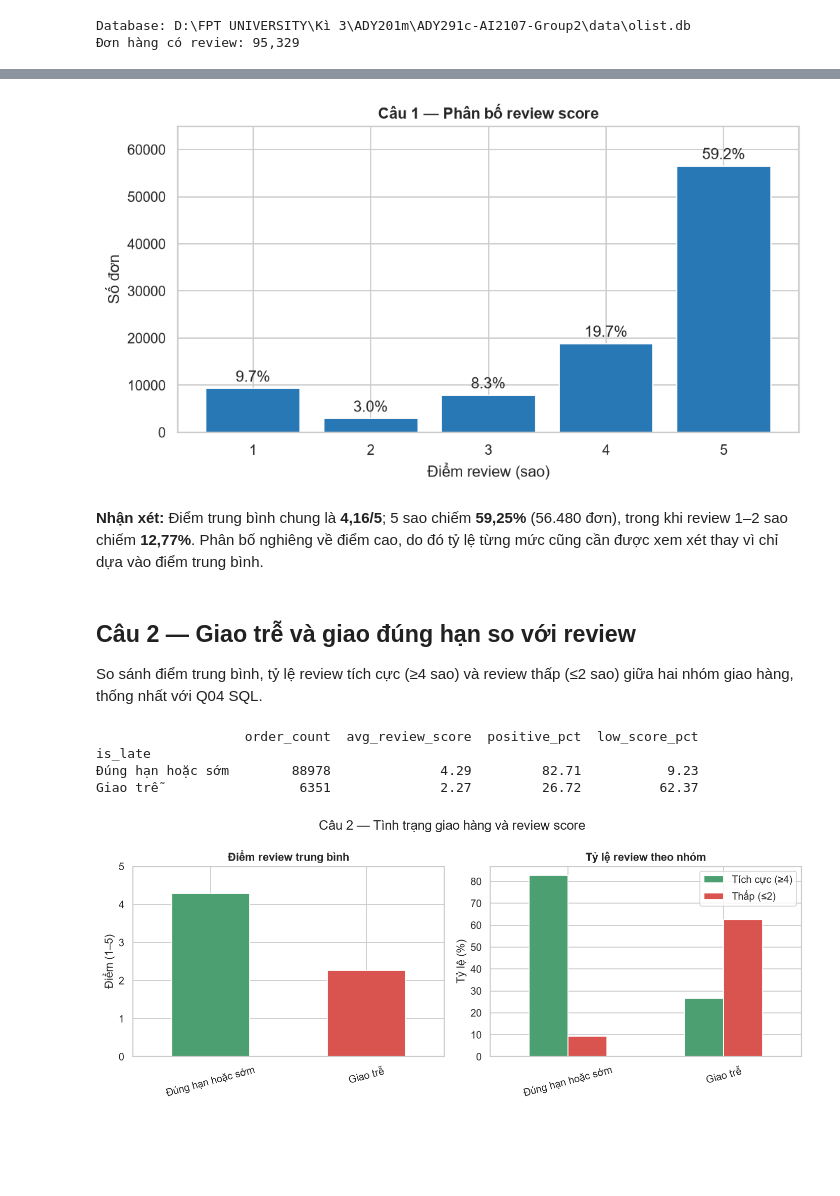
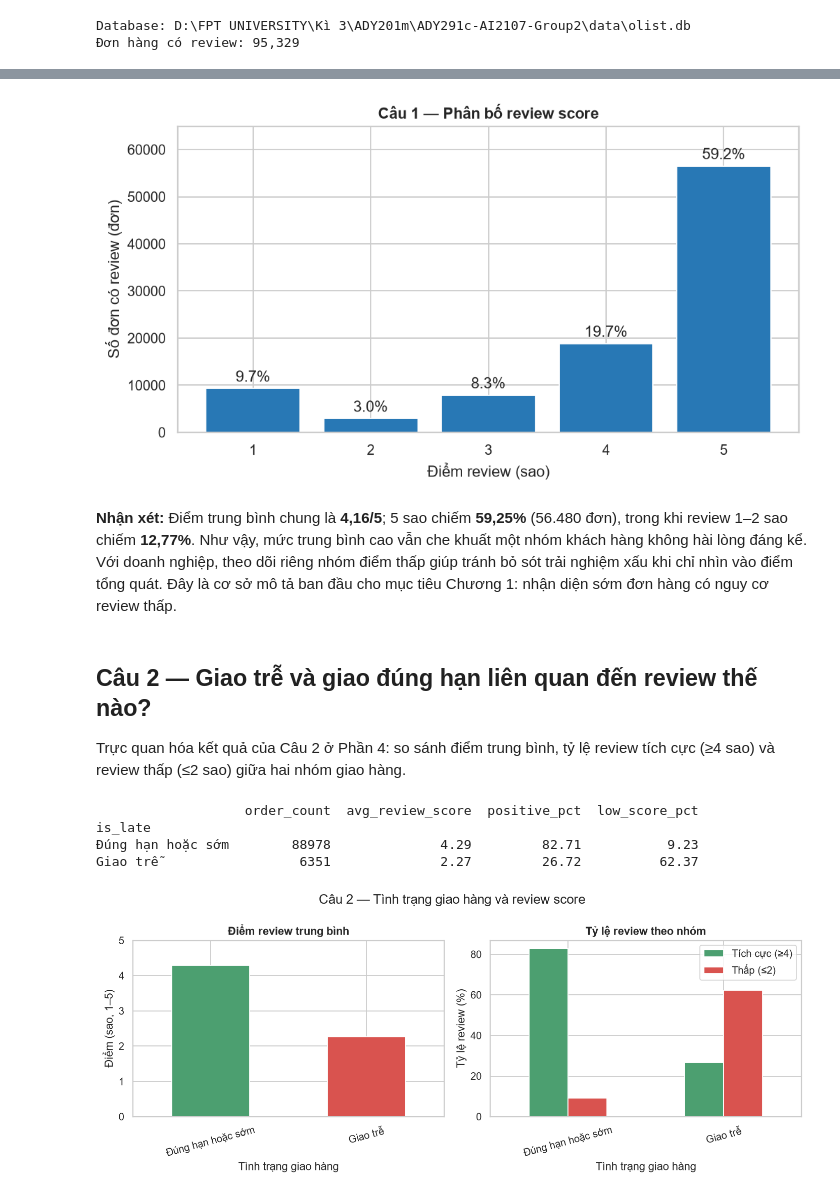
Before and after one commit to TrungTayNA/ADY291c-AI2107-Group-1, a Jupyter notebook: Notebooks Project/5_Data Visualization/05_Data_Visualization.ipynb, the cells around one changed output, grey strips where cells are left out. Cells and saved outputs as stored; diff of their text form; code cells hidden in the pictures; blank space fills up the shorter version.

```diff
--- a/Notebooks Project/5_Data Visualization/05_Data_Visualization.ipynb
+++ b/Notebooks Project/5_Data Visualization/05_Data_Visualization.ipynb
@@ -78,44 +79,44 @@ q03 = reviews.groupby("review_score").size().reindex(range(1, 6), fill_value=0)
 fig, ax = plt.subplots(figsize=(8, 4.5))
 bars = ax.bar(q03.index.astype(str), q03.values, color="#2878B5")
 ax.bar_label(bars, labels=[f"{v / q03.sum():.1%}" for v in q03.values], padding=3)
-ax.set(title="Câu 1 — Phân bố review score", xlabel="Điểm review (sao)", ylabel="Số đơn")
+ax.set(title="Câu 1 — Phân bố review score", xlabel="Điểm review (sao)", ylabel="Số đơn có review (đơn)")
 ax.margins(y=0.15)
 fig.tight_layout()
 save_figure(fig, "05_01_review_score_distribution.png")
 # %% [output]
-[figure, old version]
+[figure, new version]
 # %% [markdown]
-**Nhận xét:** Điểm trung bình chung là **4,16/5**; 5 sao chiếm **59,25%** (56.480 đơn), trong khi review 1–2 sao chiếm **12,77%**. Phân bố nghiêng về điểm cao, do đó tỷ lệ từng mức cũng cần được xem xét thay vì chỉ dựa vào điểm trung bình.
+**Nhận xét:** Điểm trung bình chung là **4,16/5**; 5 sao chiếm **59,25%** (56.480 đơn), trong khi review 1–2 sao chiếm **12,77%**. Như vậy, mức trung bình cao vẫn che khuất một nhóm khách hàng không hài lòng đáng kể. Với doanh nghiệp, theo dõi riêng nhóm điểm thấp giúp tránh bỏ sót trải nghiệm xấu khi chỉ nhìn vào điểm tổng quát. Đây là cơ sở mô tả ban đầu cho mục tiêu Chương 1: nhận diện sớm đơn hàng có nguy cơ review thấp.
 # %% [markdown]
-## Câu 2 — Giao trễ và giao đúng hạn so với review
+## Câu 2 — Giao trễ và giao đúng hạn liên quan đến review thế nào?
 
-So sánh điểm trung bình, tỷ lệ review tích cực (≥4 sao) và review thấp (≤2 sao) giữa hai nhóm giao hàng, thống nhất với Q04 SQL.
+Trực quan hóa kết quả của Câu 2 ở Phần 4: so sánh điểm trung bình, tỷ lệ review tích cực (≥4 sao) và review thấp (≤2 sao) giữa hai nhóm giao hàng.
 # %%
 q04 = reviews.groupby("is_late").agg(
     order_count=("order_id", "size"),
     avg_review_score=("review_score", "mean"),
     positive_pct=("positive_review", "mean"),
     low_score_pct=("low_score", "mean"),
 ).rename(index={False: "Đúng hạn hoặc sớm", True: "Giao trễ"})
 q04[["positive_pct", "low_score_pct"]] *= 100
 print(q04.round(2))
 
 fig, axes = plt.subplots(1, 2, figsize=(11, 4.5))
 q04["avg_review_score"].plot(kind="bar", ax=axes[0], color=["#4C9F70", "#D9534F"])
-axes[0].set(title="Điểm review trung bình", ylabel="Điểm (1–5)", xlabel="")
+axes[0].set(title="Điểm review trung bình", ylabel="Điểm (sao, 1–5)", xlabel="Tình trạng giao hàng")
 axes[0].set_ylim(0, 5)
 axes[0].tick_params(axis="x", rotation=15)
 q04[["positive_pct", "low_score_pct"]].plot(kind="bar", ax=axes[1], color=["#4C9F70", "#D9534F"])
-axes[1].set(title="Tỷ lệ review theo nhóm", ylabel="Tỷ lệ (%)", xlabel="")
+axes[1].set(title="Tỷ lệ review theo nhóm", ylabel="Tỷ lệ review (%)", xlabel="Tình trạng giao hàng")
 axes[1].tick_params(axis="x", rotation=15)
 axes[1].legend(["Tích cực (≥4)", "Thấp (≤2)"])
 fig.suptitle("Câu 2 — Tình trạng giao hàng và review score")
 fig.tight_layout()
 save_figure(fig, "05_02_late_vs_review_score.png")
 # %% [output]
                    order_count  avg_review_score  positive_pct  low_score_pct
 is_late
 Đúng hạn hoặc sớm        88978              4.29         82.71           9.23
 Giao trễ                  6351              2.27         26.72          62.37
-[figure, old version]
+[figure, new version]
 # %% [markdown]
```
Also changed, not shown: parts of 29 cells of this notebook, 12 other files.
